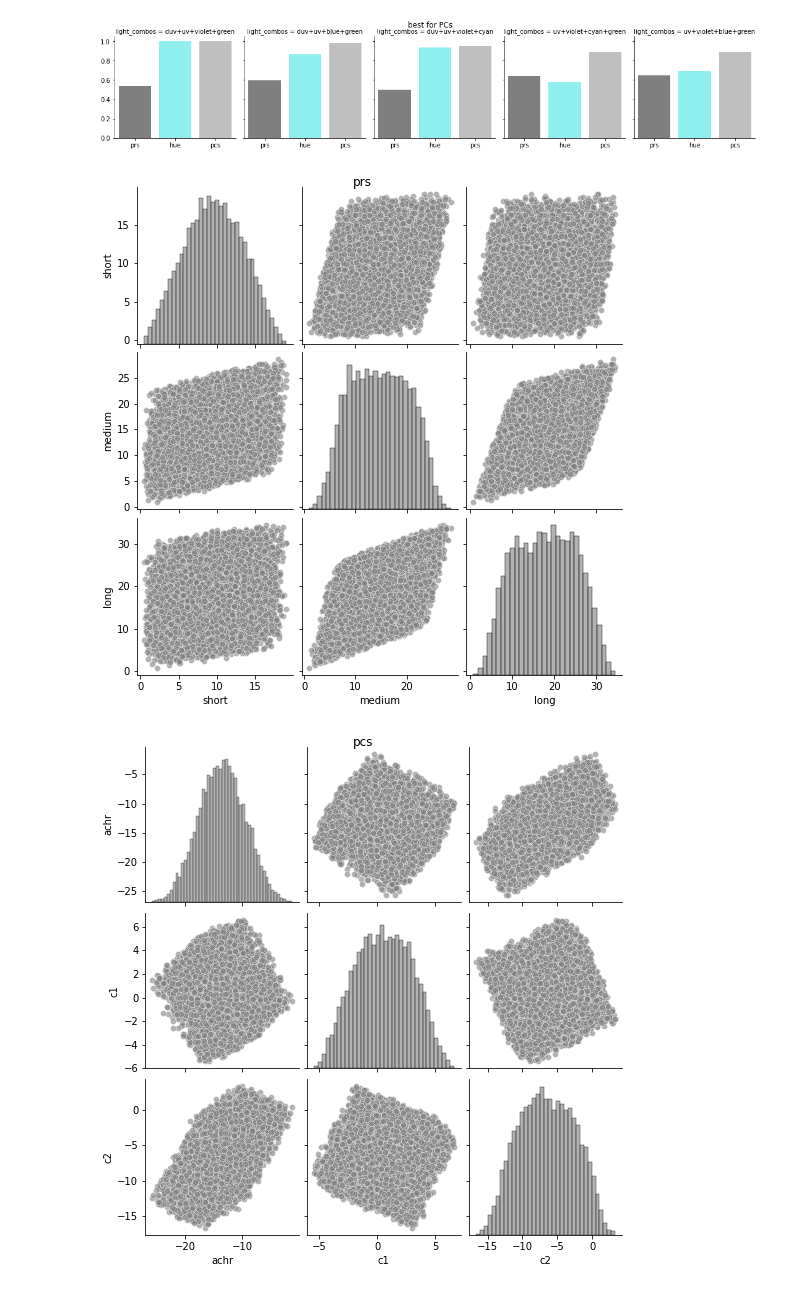
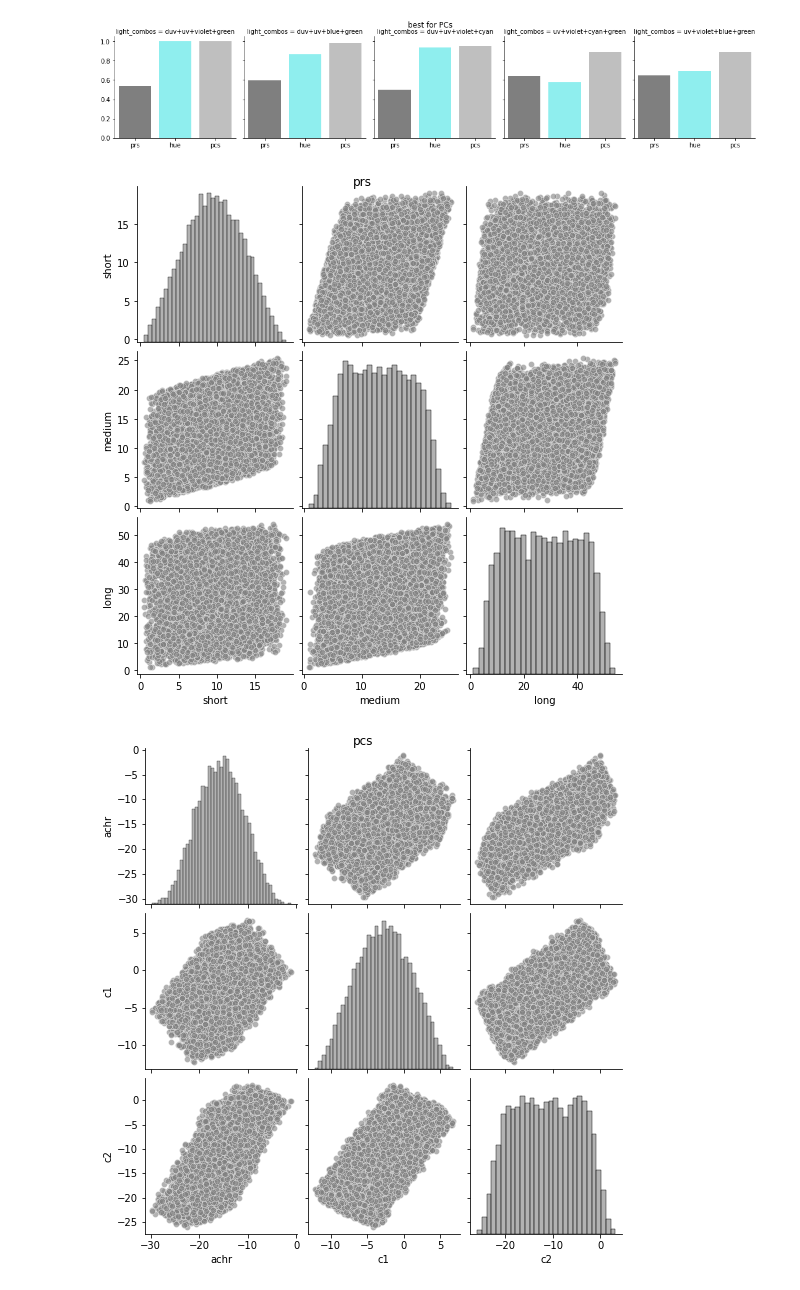
Before and after one commit to neuralsignal/dreye, a Jupyter notebook: tutorials/light_source_metrics.ipynb, the cells around one changed output. Cells and saved outputs as stored; diff of their text form; code cells hidden in the pictures.

```diff
--- a/tutorials/light_source_metrics.ipynb
+++ b/tutorials/light_source_metrics.ipynb
@@ -265,14 +265,14 @@ plot_largest_volumes(largest_by_pcs, 'best for PCs')
 [figure]
 # %%
 metrics.plot_excitation_points(
-    'duv+uv+blue+green',
+    'duv+uv+blue+amber',
     B=Bs[['prs', 'pcs', 'polar']].to_dict(),
     B_columns={
         'prs': list(cmap),
         'pcs': ['achr', 'c1', 'c2'],
         'polar': ['achr', 'sat', 'hue']
     }
 )
 # %% [output]
-[figure, old version]
+[figure, new version]
-[figure, old version]
+[figure, new version]
```
Also changed, not shown: parts of 1 cell of this notebook, 8 other files.
